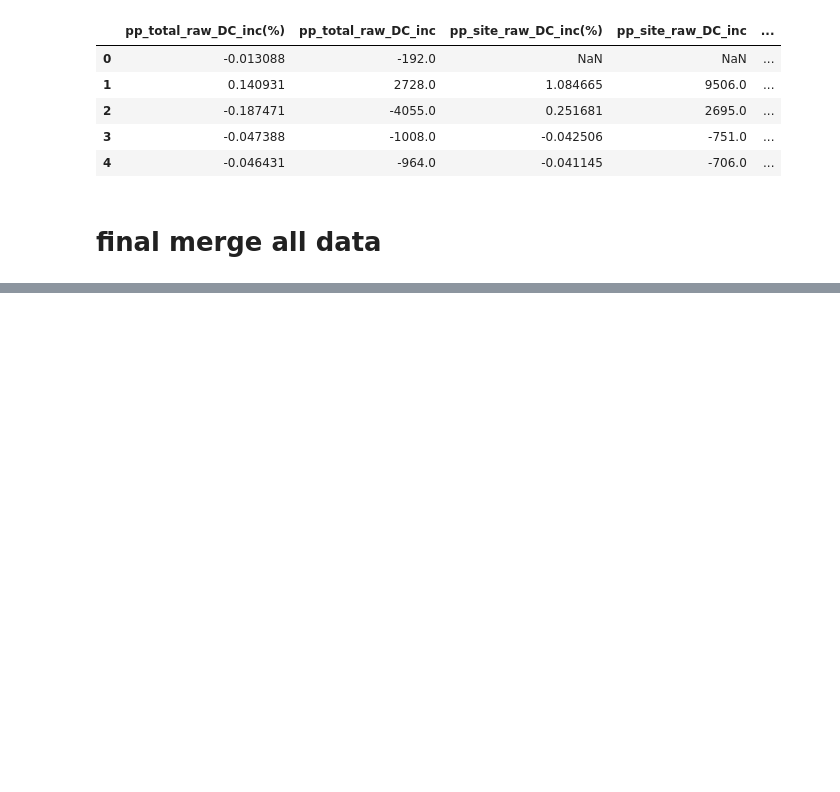
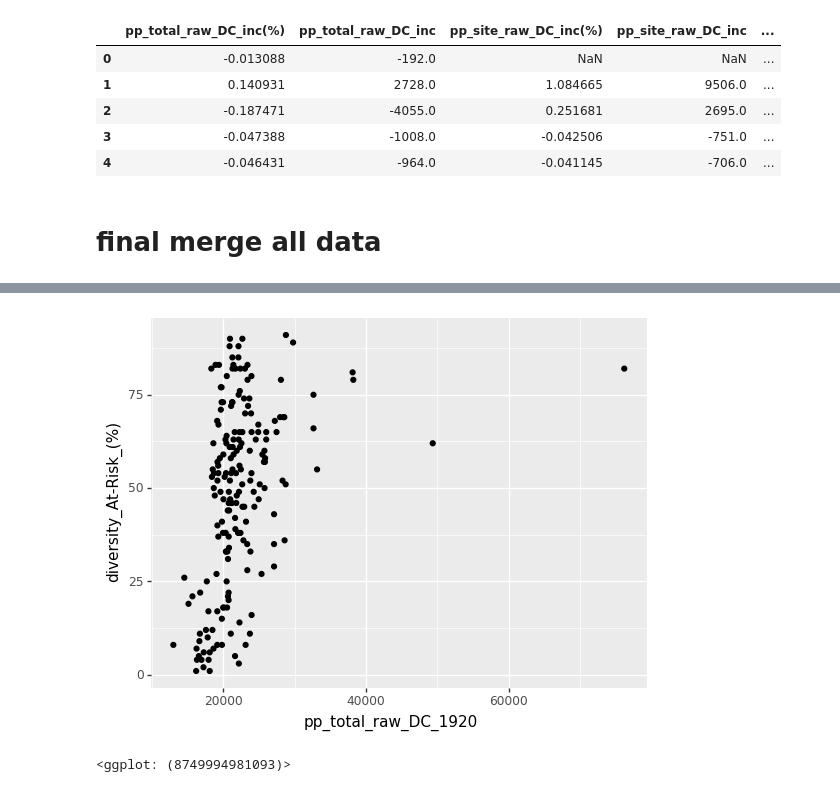
Before and after one commit to shiuanC/DC-Public-Schools-analysis, a Jupyter notebook: code/final_combine_preprocess.ipynb, the cells around one changed output, grey strips where cells are left out. Drawn from its saved outputs; the diff is of its cells as text; code cells hidden in the pictures; blank space fills up the shorter version.

```diff
--- a/code/final_combine_preprocess.ipynb
+++ b/code/final_combine_preprocess.ipynb
@@ -443,0 +517,5 @@ all_df.to_csv("../Dataset/final_data/final_data.csv")
+# %%
+ggplot(all_df, aes(x='pp_total_raw_DC_1920', y='diversity_At-Risk_(%)')) + geom_point()
+# %% [output]
+[figure, added]
+<ggplot: (8749994981093)>
```
Also changed, not shown: parts of 33 cells of this notebook.
